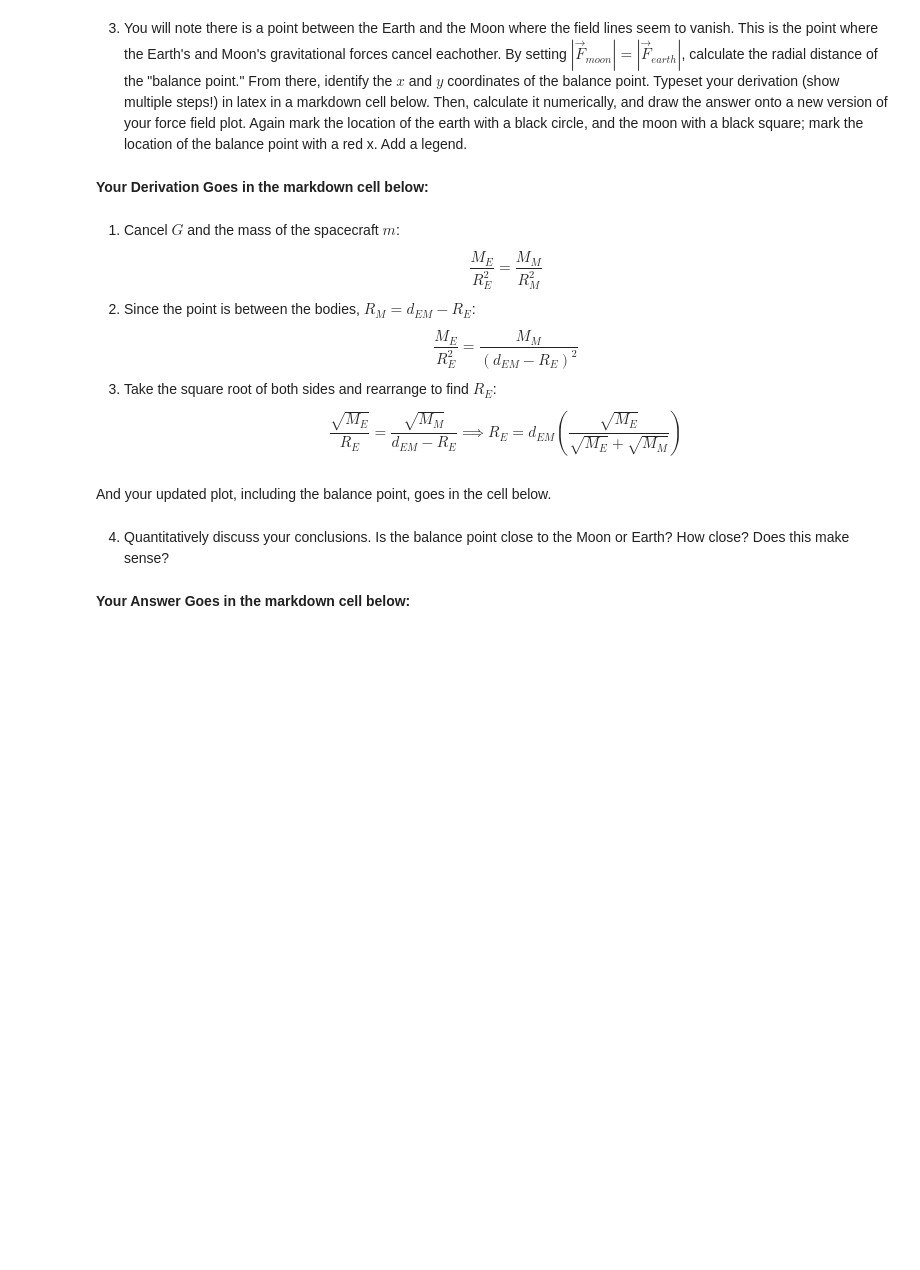
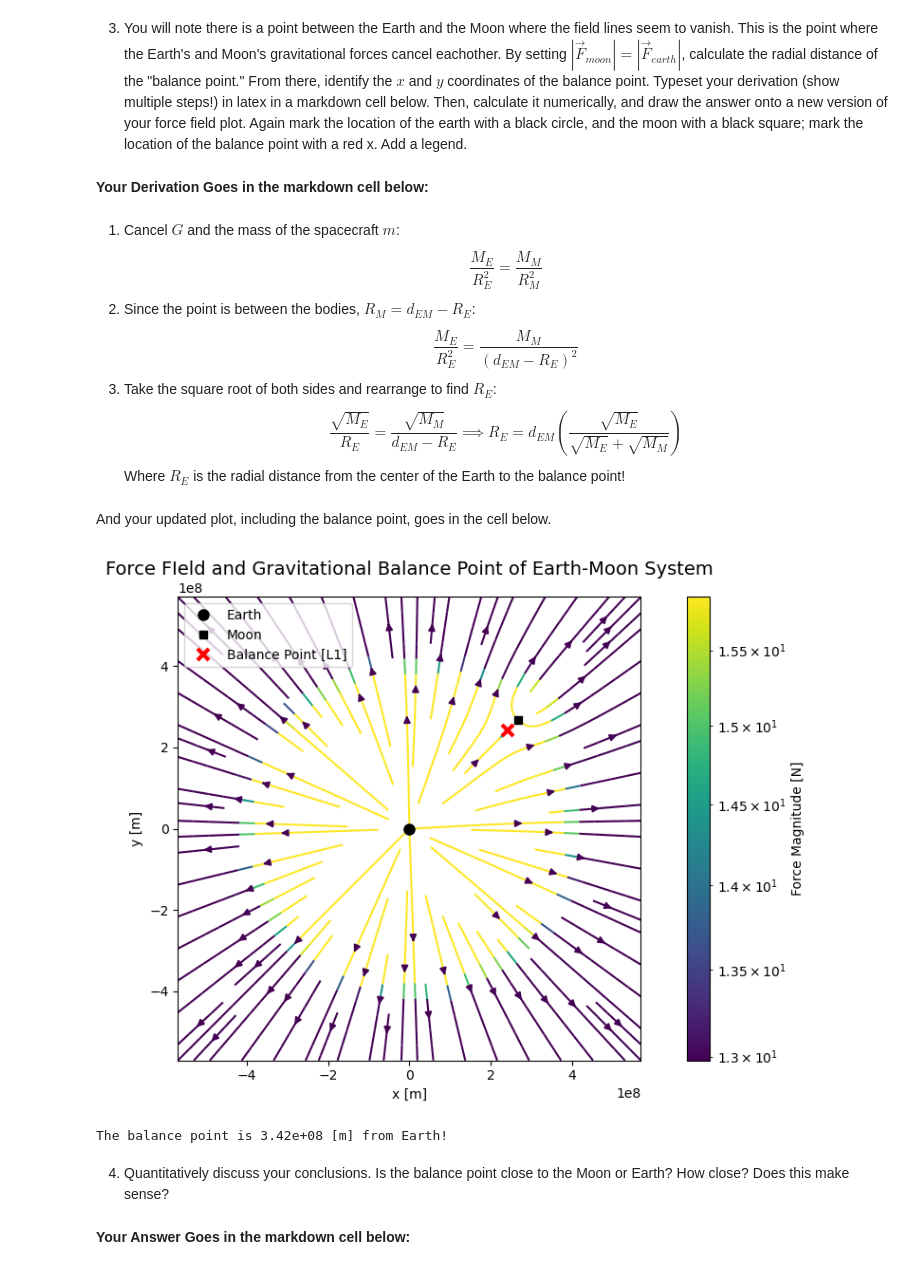
Before and after one commit to mkeen331/PHYS265-spring26, a Jupyter notebook: Lab1/lab1.ipynb, the cells around one changed output. Cells and saved outputs as stored; diff of their text form; code cells hidden in the pictures; blank space fills up the shorter version.

```diff
--- a/Lab1/lab1.ipynb
+++ b/Lab1/lab1.ipynb
@@ -399,11 +399,72 @@ $$\frac{M_E}{R_E^2} = \frac{M_M}{R_M^2}$$
 $$\frac{M_E}{R_E^2} = \frac{M_M}{(d_{EM}-R_E)^2}$$
 3. Take the square root of both sides and rearrange to find $R_E$:
 $$\frac{\sqrt{M_E}}{R_E} = \frac{\sqrt{M_M}}{d_{EM}-R_E} \implies R_E = d_{EM} \left( \frac{\sqrt{M_E}}{\sqrt{M_E} + \sqrt{M_M}} \right)$$
+Where $R_{E}$ is the radial distance from the center of the Earth to the balance point!
 # %% [markdown]
 And your updated plot, including the balance point, goes in the cell below.
 # %%
 import numpy as np
 import matplotlib.pyplot as plt
+from matplotlib import colors
+
+re_mag = d_EM * (np.sqrt(M_E)) / (np.sqrt(M_E) +np.sqrt(M_M))
+
+x_bal = y_bal = re_mag/np.sqrt(2)
+
+lim = 1.5 * d_EM
+x_grid = np.linspace(-lim, lim, 100)
+y_grid = np.linspace(-lim, lim, 100)
+X, Y = np.meshgrid(x_grid, y_grid)
+
+#define grav_force and m_apollo again (so python remembers)
+def grav_force(m1: float, m2: float, X1: float, Y1: float, X2: float, Y2: float):
+    dx = X2 - X1
+    dy = Y2 - Y1
+    R = np.sqrt(dx**2 + dy**2)
+    R = np.where(R==0, np.inf, R) #avoids divisino by zero
+
+    F_total = G*m1*m2/(R**2)
+
+    Fx = F_total * (dx/R)
+    Fy = F_total * (dy/R)
+    return Fx, Fy
+
+m_apollo = 5500
+
+#define forces
+xm, ym = d_EM/np.sqrt(2), d_EM/np.sqrt(2)
+Fx_E, Fy_E = grav_force(M_E, m_apollo, 0, 0, X, Y)
+Fx_M, Fy_M = grav_force(M_M, m_apollo, xm, ym, X, Y)
+
+Fx_tot = Fx_E + Fx_M
+Fy_tot = Fy_E + Fy_M
+F_mag = np.sqrt(Fx_tot**2 + Fy_tot**2)
+
+#plotting
+fig, ax = plt.subplots(figsize=(10,6))
+stream = ax.streamplot(X, Y, Fx_tot, Fy_tot, color = F_mag, cmap = 'viridis', norm=colors.LogNorm(), linewidth=1.5)
+
+#add markers
+ax.plot(0,0, 'ko', markersize=8, label = 'Earth')
+ax.plot(xm, ym, 'ks', markersize=6, label='Moon')
+ax.plot(x_bal, y_bal, 'rx', markersize=8, label= 'Balance Point [L1]', markeredgewidth=3)
+#label and title
+ax.set_aspect('equal')
+ax.set_title("Force FIeld and Gravitational Balance Point of Earth-Moon System", fontsize=14)
+ax.set_xlabel("x [m]")
+ax.set_ylabel("y [m]")
+
+cbar = fig.colorbar(stream.lines, ax=ax)
+cbar.set_label("Force Magnitude [N]")
+ax.legend(loc='upper left')
+plt.tight_layout()
+plt.show()
+
+#define balance point
+print(f"The balance point is {re_mag:.2e} [m] from Earth!")
+# %% [output]
+[figure, added]
+The balance point is 3.42e+08 [m] from Earth!
 # %% [markdown]
 4. Quantitatively discuss your conclusions. Is the balance point close to the Moon or Earth? How close? Does this make sense?
 # %% [markdown]
```
Also changed, not shown: parts of 6 cells of this notebook.
